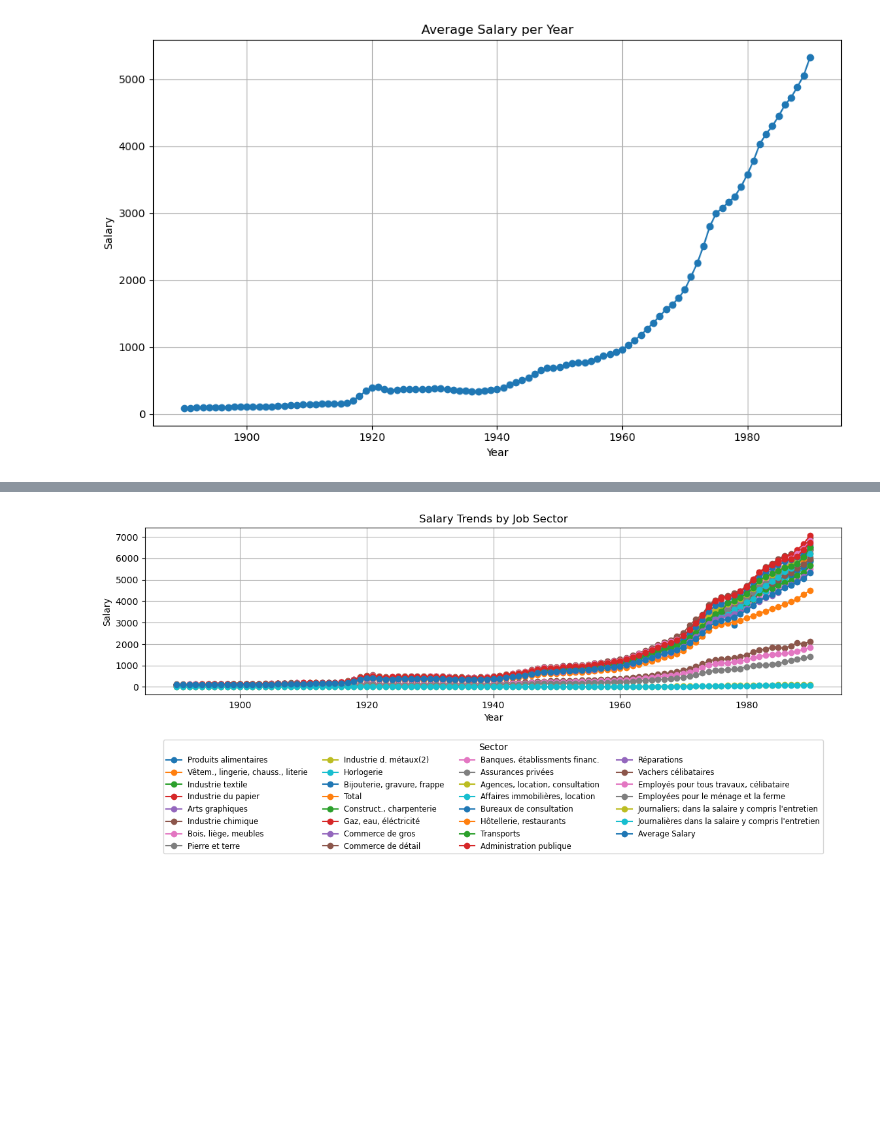
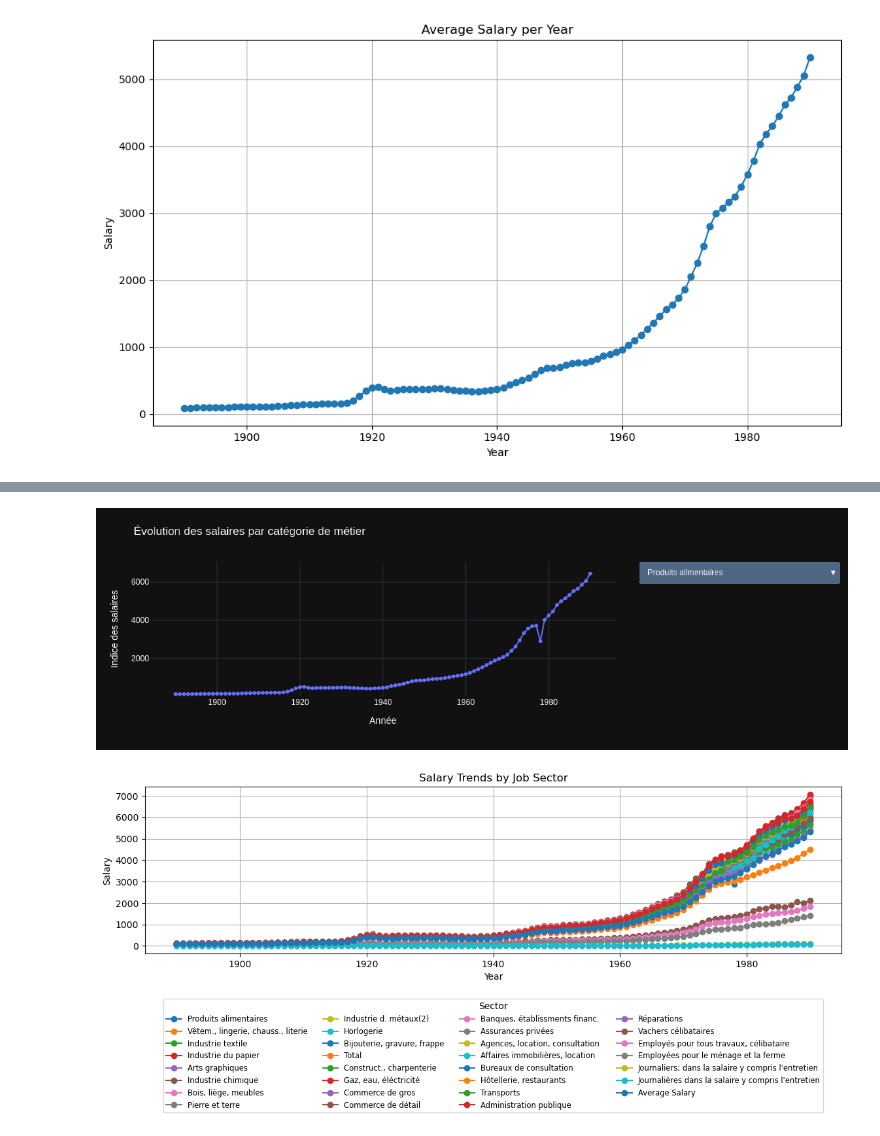
Before and after one commit to johannayara/fun-machine, a Jupyter notebook: notebooks/plot_salaries.ipynb, the cells around one changed output, grey strips where cells are left out. Drawn from its saved outputs; the diff is of its cells as text; code cells hidden in the pictures; blank space fills up the shorter version.

Commit message:
fix plot per job

```diff
--- a/notebooks/plot_salaries.ipynb
+++ b/notebooks/plot_salaries.ipynb
@@ -66,7 +52,8 @@ fig = px.line(
     y="Salaire",
     color="Secteur",
     markers=True,
-    title="Évolution des salaires par secteur"
+    title="Évolution des salaires par catégorie de métier",
+    template="plotly_dark"
 )
 
 secteurs = df_long["Secteur"].unique()
@@ -81,40 +68,36 @@ for i, secteur in enumerate(secteurs):
         method="update",
         args=[{"visible": visibility},
               {"title": f"Salaire pour le secteur : {secteur}"}]
     ))
 ymin = df_long["Salaire"].min()
 ymax = df_long["Salaire"].max()
 fig.update_layout(
     updatemenus=[
         dict(
             buttons=buttons,
             direction="down",
             x=1.05,
             xanchor="left",
             y=1,
             yanchor="top",
             showactive=True
         )
     ],
     yaxis=dict(
         title="Indice des salaires",
         range=[ymin, ymax]
     ),
     xaxis_title="Année",
     yaxis_title="Indice des salaires",
     margin=dict(t=80),
     showlegend=False
 )
 
 
-plot_json = fig.to_plotly_json()
-
-with open("../plots/plot_salary_job.js", "w") as f:
-    f.write("const salaryPlotData = ")
-    json.dump(plot_json, f)
-    f.write(";\n\n")
-    f.write("Plotly.newPlot('plot-salary', salaryPlotData.data, salaryPlotData.layout);")
 fig.show()
+pio.write_json(fig, "salary_per_job.json")
+# %% [output]
+[figure, added]
 # %%
 df.plot(figsize=(12, 6), marker='o')
 plt.title('Salary Trends by Job Sector')
```
Also changed, not shown: parts of 1 cell of this notebook, 1 other file.
